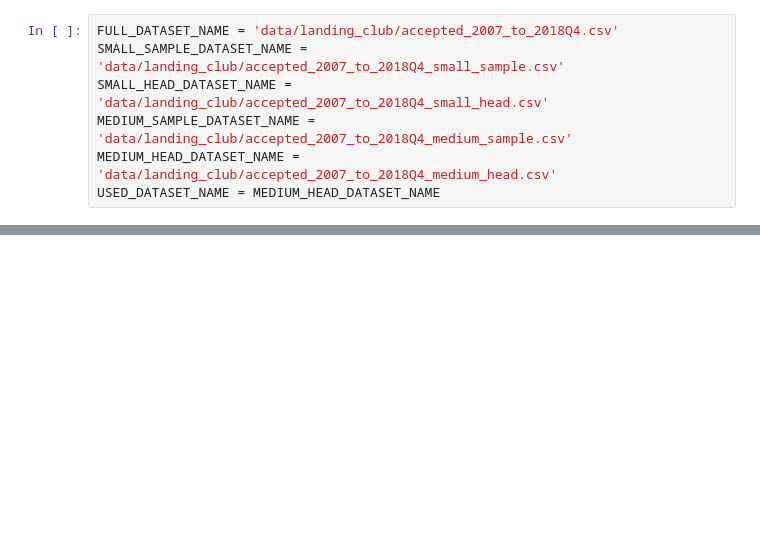
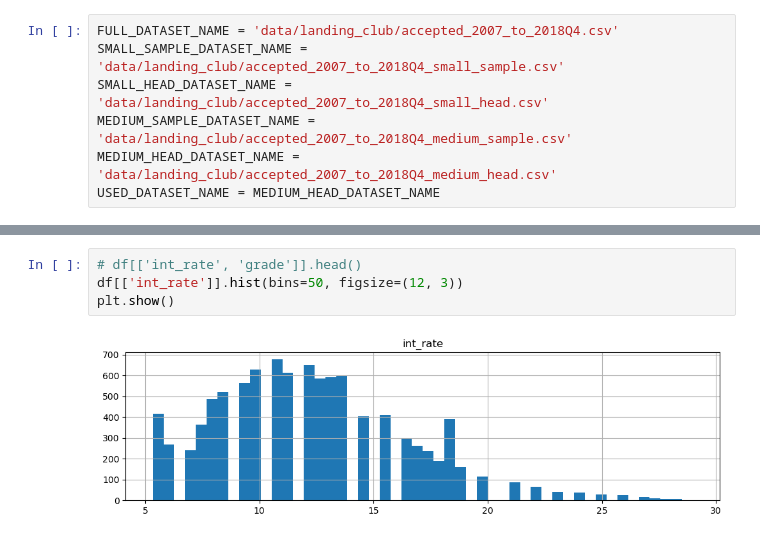
Before and after one commit to hvogeler/pytorch, a Jupyter notebook: landing_club/data_analysis.ipynb, the cells around one changed output, grey strips where cells are left out. Cells and saved outputs as stored; diff of their text form; blank space fills up the shorter version.

```diff
--- a/landing_club/data_analysis.ipynb
+++ b/landing_club/data_analysis.ipynb
@@ -136,0 +80,6 @@ prepost.preprocess(35000.0, 'RENT', 110000.0)
+# %%
+# df[['int_rate', 'grade']].head()
+df[['int_rate']].hist(bins=50, figsize=(12, 3))
+plt.show()
+# %% [output]
+[figure, added]
```
Also changed, not shown: parts of 17 cells of this notebook, 3 other files.
